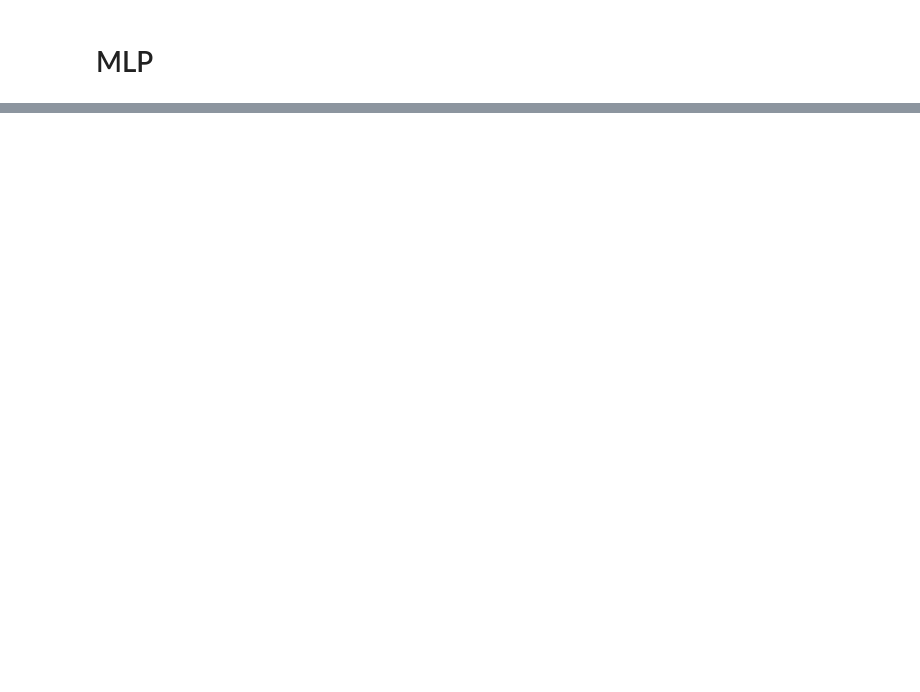
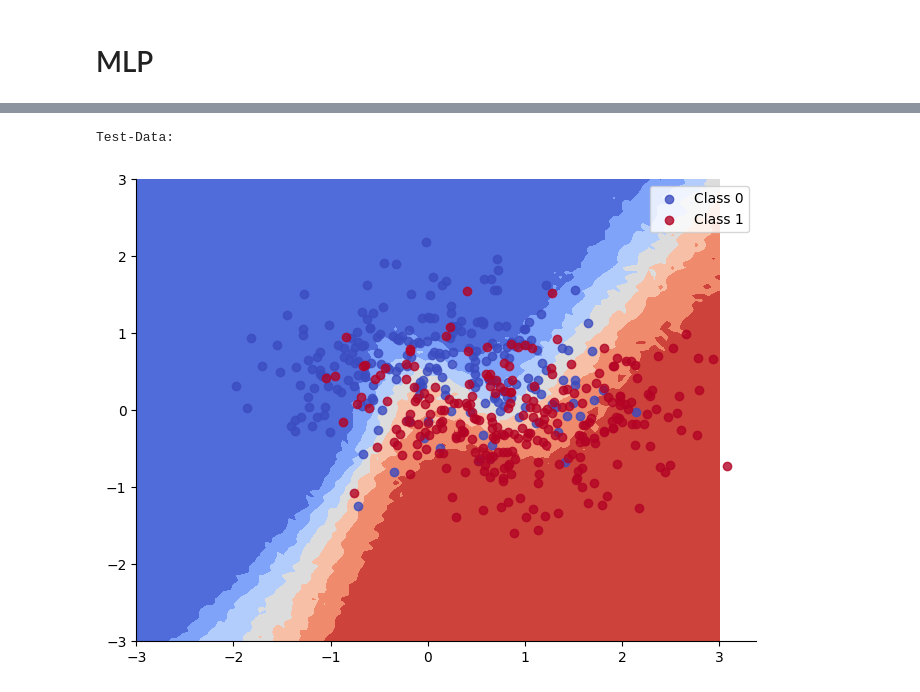
Before and after one commit to LuisFiegl/SteinVI, a Jupyter notebook: single_bnn_withSVGD.ipynb, the cells around one changed output, grey strips where cells are left out. Cells and saved outputs as stored; diff of their text form; code cells hidden in the pictures; blank space fills up the shorter version.

```diff
--- a/single_bnn_withSVGD.ipynb
+++ b/single_bnn_withSVGD.ipynb
@@ -208,0 +218,5 @@ plot_decision_surfaces_non_hierarchical()
+# %%
+plot_decision_surfaces_non_hierarchical(train=False)
+# %% [output]
+Test-Data:
+[figure, added]
```
Also changed, not shown: parts of 5 cells of this notebook.
